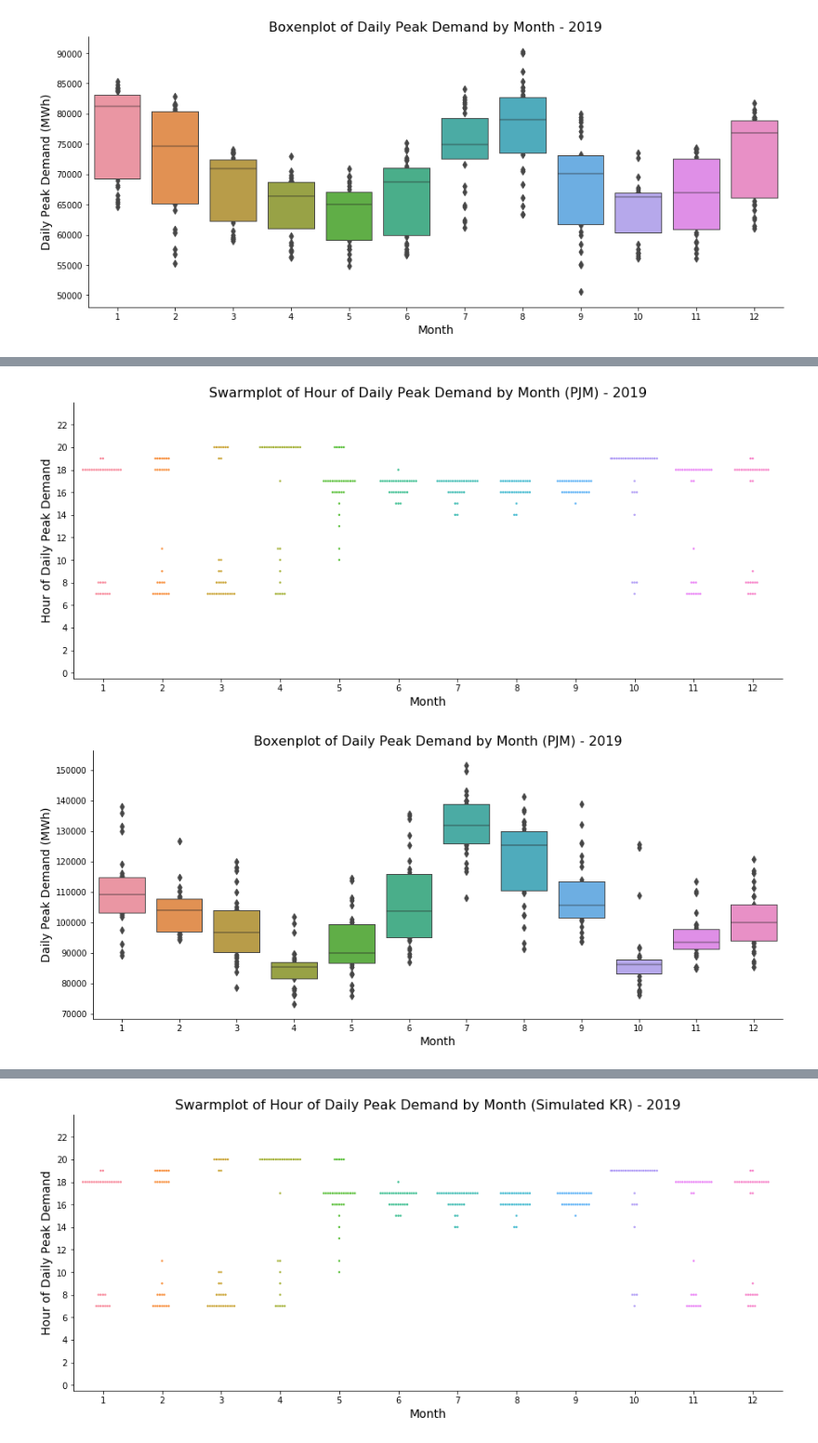
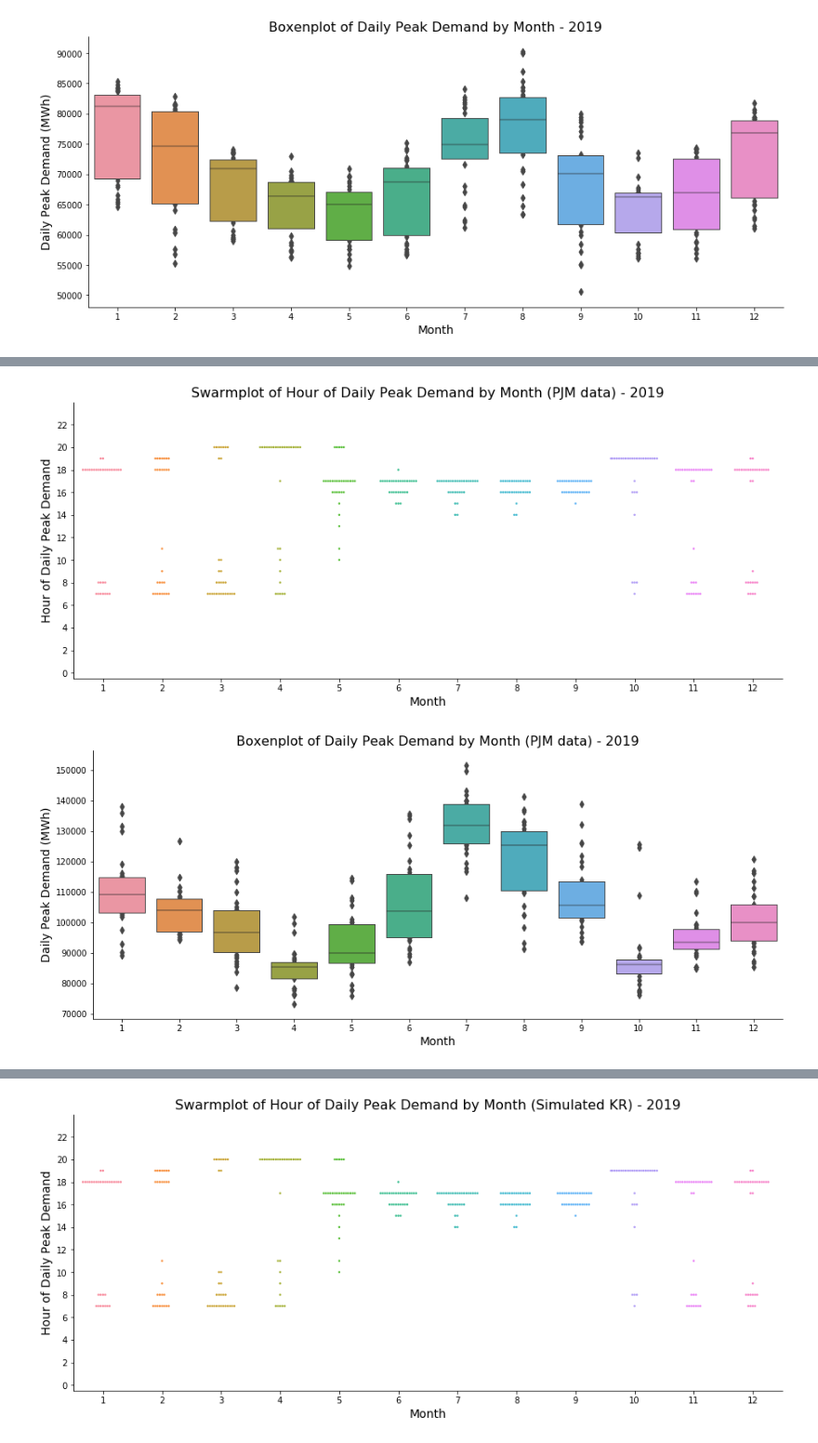
Before and after one commit to gwpicard/electricitymap-challenge, a Jupyter notebook: hourly_production.ipynb, the cells around one changed output, grey strips where cells are left out. Shown at 93% size. Cells and saved outputs as stored; diff of their text form; code cells hidden in the pictures.

```diff
--- a/hourly_production.ipynb
+++ b/hourly_production.ipynb
@@ -380,24 +392,24 @@ peak_demand_PJM = PJM.iloc[PJM.groupby(["Year","Month","Day"])["load"].idxmax().
 # %%
 fig, ax = plt.subplots(figsize=(15,6))
 
 sns.swarmplot(data=peak_demand_PJM, x="Month", y="Hour", size=2.5, ax=ax)
 
 ax.set_xticks(range(0,12))
 ax.set_yticks(np.arange(0,24,2))
 ax.set_ylim(-0.5,24)
 
 ax.spines["top"].set_visible(False)
 ax.spines["right"].set_visible(False)
 
 ax.set_xlabel("Month", fontsize=14)
 ax.set_ylabel("Hour of Daily Peak Demand", fontsize=14)
 
-ax.set_title("Swarmplot of Hour of Daily Peak Demand by Month (PJM) - 2019", fontsize=16)
+ax.set_title("Swarmplot of Hour of Daily Peak Demand by Month (PJM data) - 2019", fontsize=16)
 
 
 plt.show()
 # %% [output]
-[figure, old version]
+[figure, new version]
 # %%
 fig, ax = plt.subplots(figsize=(15,6))
 
@@ -409,9 +421,9 @@ ax.spines["right"].set_visible(False)
 ax.set_xlabel("Month", fontsize=14)
 ax.set_ylabel("Daily Peak Demand (MWh)", fontsize=14)
 
-ax.set_title("Boxenplot of Daily Peak Demand by Month (PJM) - 2019", fontsize=16)
+ax.set_title("Boxenplot of Daily Peak Demand by Month (PJM data) - 2019", fontsize=16)
 
 plt.show()
 # %% [output]
-[figure, old version]
+[figure, new version]
 # %% [markdown]
```
Also changed, not shown: parts of 38 cells of this notebook, 4 other files.
